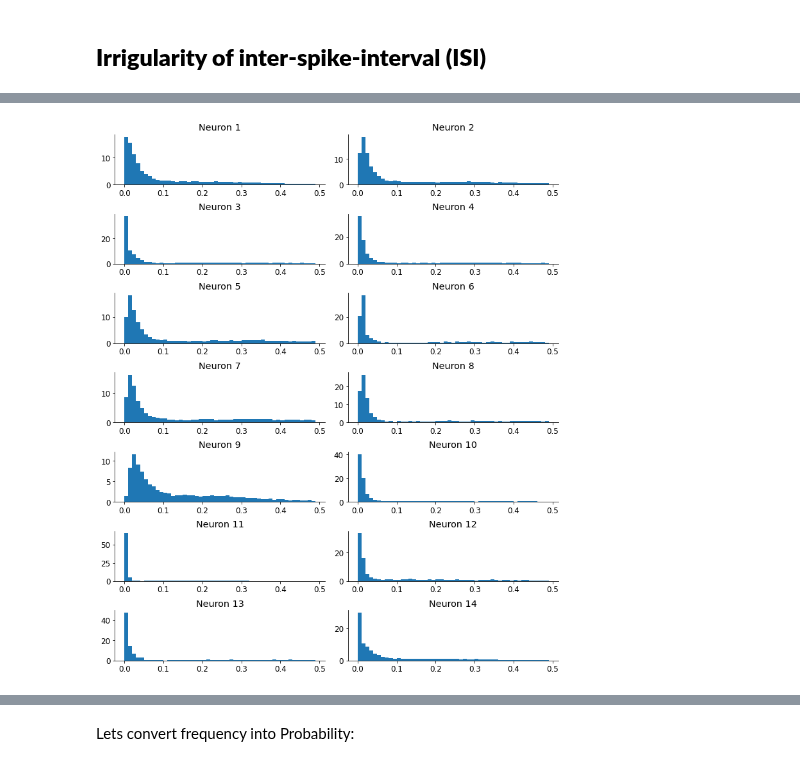
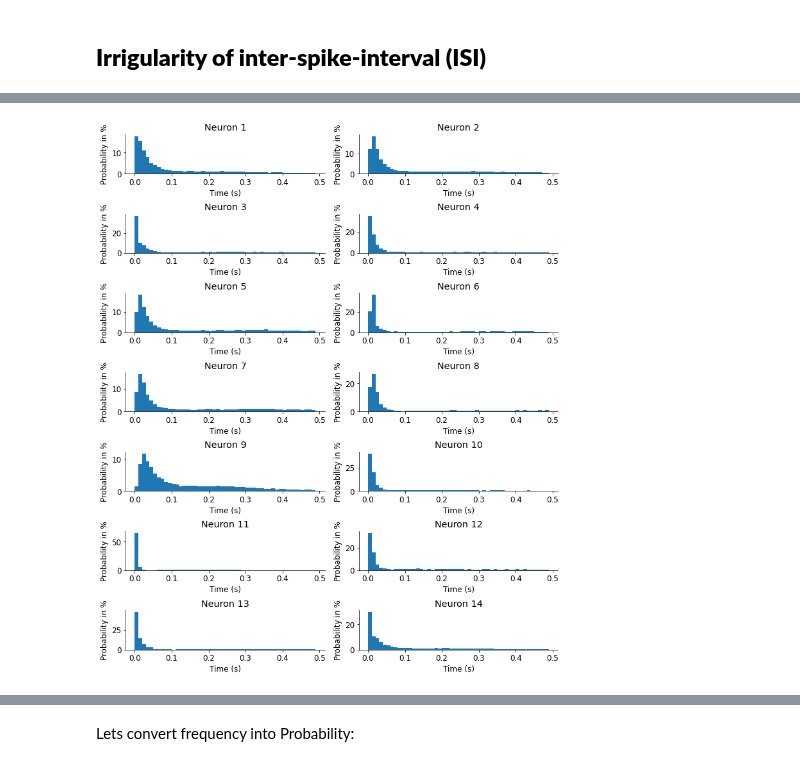
Before and after one commit to MiladQolami/Neural-Data-Analysis, a Jupyter notebook: SpikingVariablity/SpikingVariablity.ipynb, the cells around one changed output, grey strips where cells are left out. Saved outputs shown, nothing was run; the diff lists cells and outputs as text; code cells hidden in the pictures.

```diff
--- a/SpikingVariablity/SpikingVariablity.ipynb
+++ b/SpikingVariablity/SpikingVariablity.ipynb
@@ -218,7 +217,0 @@ fatal: destination path 'Neural-Data-Analysis' already exists and is not an empt
-# %%
-# Extract spike times in first 10 senconds of recording
-spike_times_5 = []
-for i in range(14):
-  idx = (data['spikes'][i][0] < 20).flatten()
-  spike_time_i = data['spikes'][i][0][idx,0]
-  spike_times_5.append(spike_time_i)
@@ -232,8 +217,0 @@ It is obvious that neuron number 10 (starting from 0) fires a lot of action pote
-# %%
-spike_times = []
-for i in [0,3]:
-  spike_time_i = (data['spikes'][i][0] ).flatten()
-  spike_times.append(spike_time_i)
-
-ISI_loud = np.diff(spike_times[0])
-ISI_quiet = np.diff(spike_times[1])
@@ -240,13 +222,16 @@ ISI_quiet = np.diff(spike_times[1])
 # %%
-spike_times = []
-for i in range(14):
+ISIs = []    # Initiate an empty list for spike times
+for i in range(14):       # Loop over neurons and seperate spike times
   spike_time_i = (data['spikes'][i][0] ).flatten()
-  spike_times.append(spike_time_i)
+  ISI_i = np.diff(spike_time_i)
+  ISIs.append(ISI_i)
 # %%
+time_bins = np.arange(0,.5,.01,)
 fig, axs = plt.subplots(7, 2, figsize=(10, 12),constrained_layout=True)
 axs = axs.ravel()
 for i in range(14):
-  axs[i].hist(np.diff(spike_times[i]),time_bins,density =True)
+  axs[i].hist(ISIs[i],time_bins,density =True)
   axs[i].set_title(f'Neuron {i+1}')
+  plt.setp(axs,ylabel = ('Probability in %'),xlabel = 'Time (s)')
 # %% [output]
-[figure, old version]
+[figure, new version]
```
Also changed, not shown: parts of 6 cells of this notebook.
